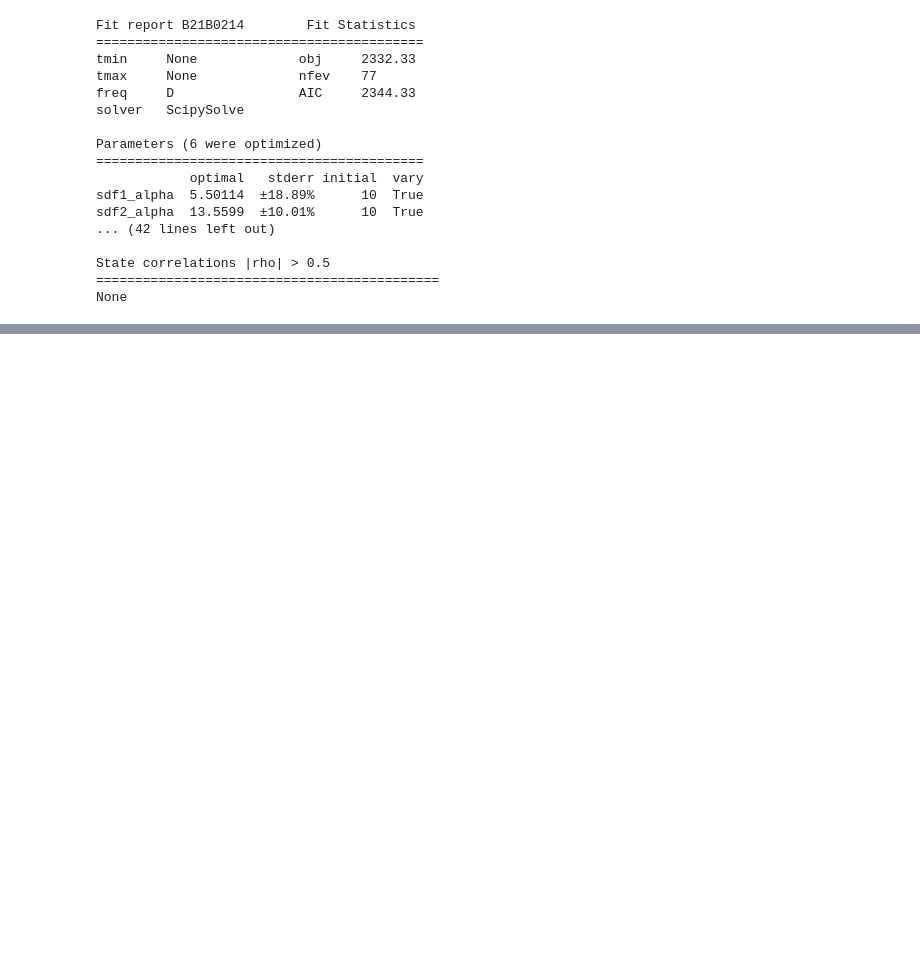
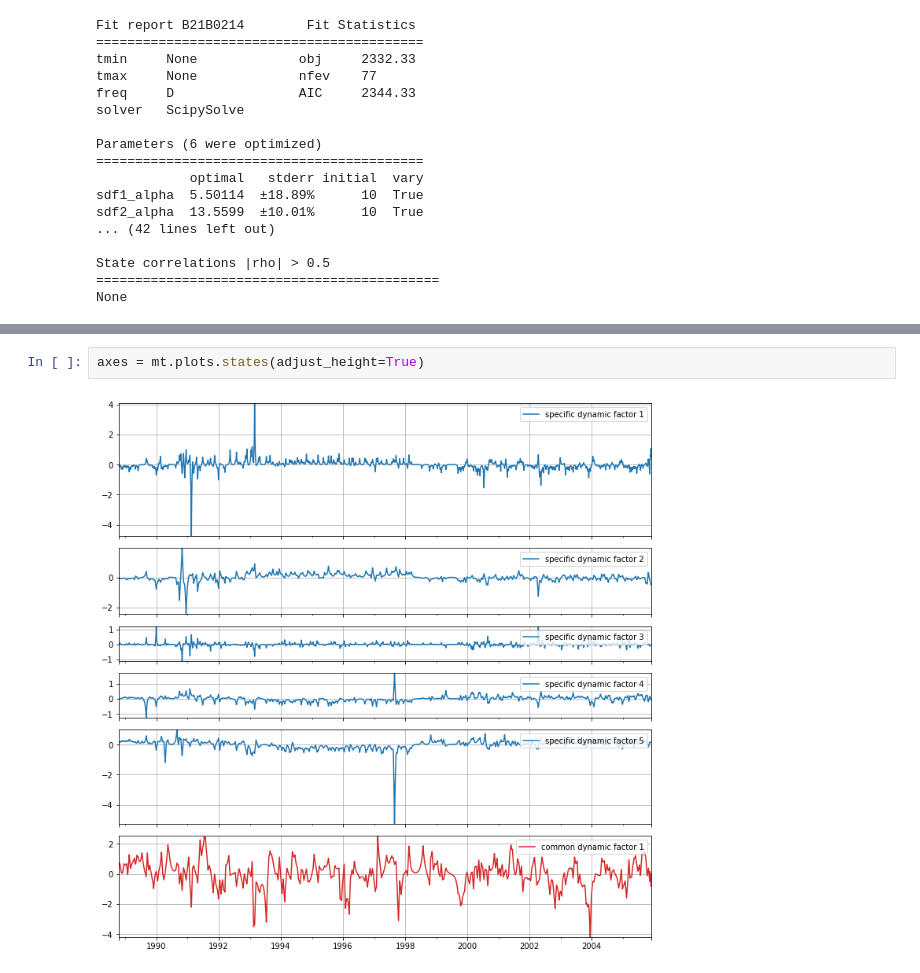
Before and after one commit to pastas/metran, a Jupyter notebook: examples/ex01_multiple_timeseries_analysis.ipynb, the cells around one changed output, grey strips where cells are left out. Saved outputs shown, nothing was run; the diff lists cells and outputs as text; blank space fills up the shorter version.

```diff
--- a/examples/ex01_multiple_timeseries_analysis.ipynb
+++ b/examples/ex01_multiple_timeseries_analysis.ipynb
@@ -139 +132,5 @@ ax.set_xlabel("eigenvalue number");
+# %%
+axes = mt.plots.states(adjust_height=True)
+# %% [output]
+[figure, added]
 # %%
```
Also changed, not shown: parts of 15 cells of this notebook.
